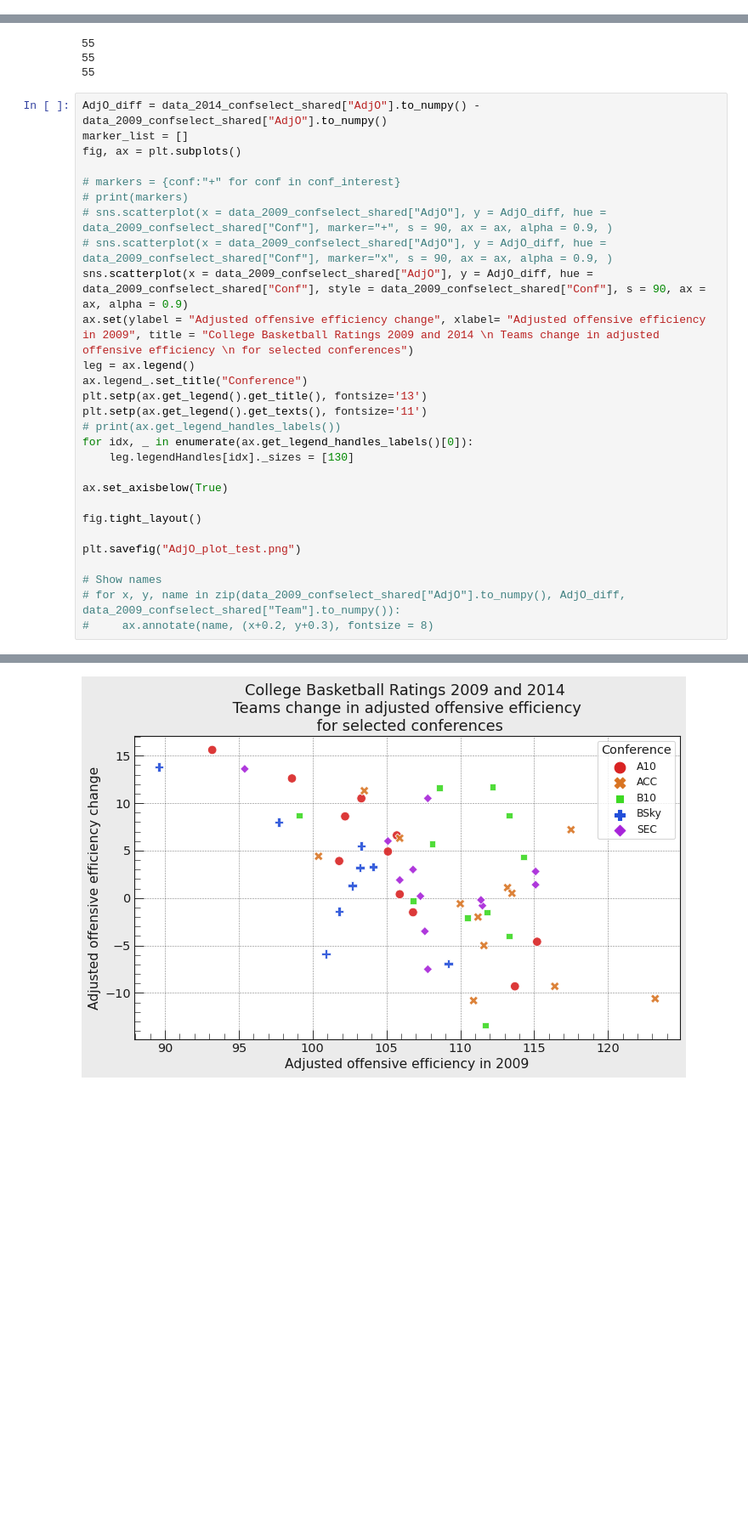
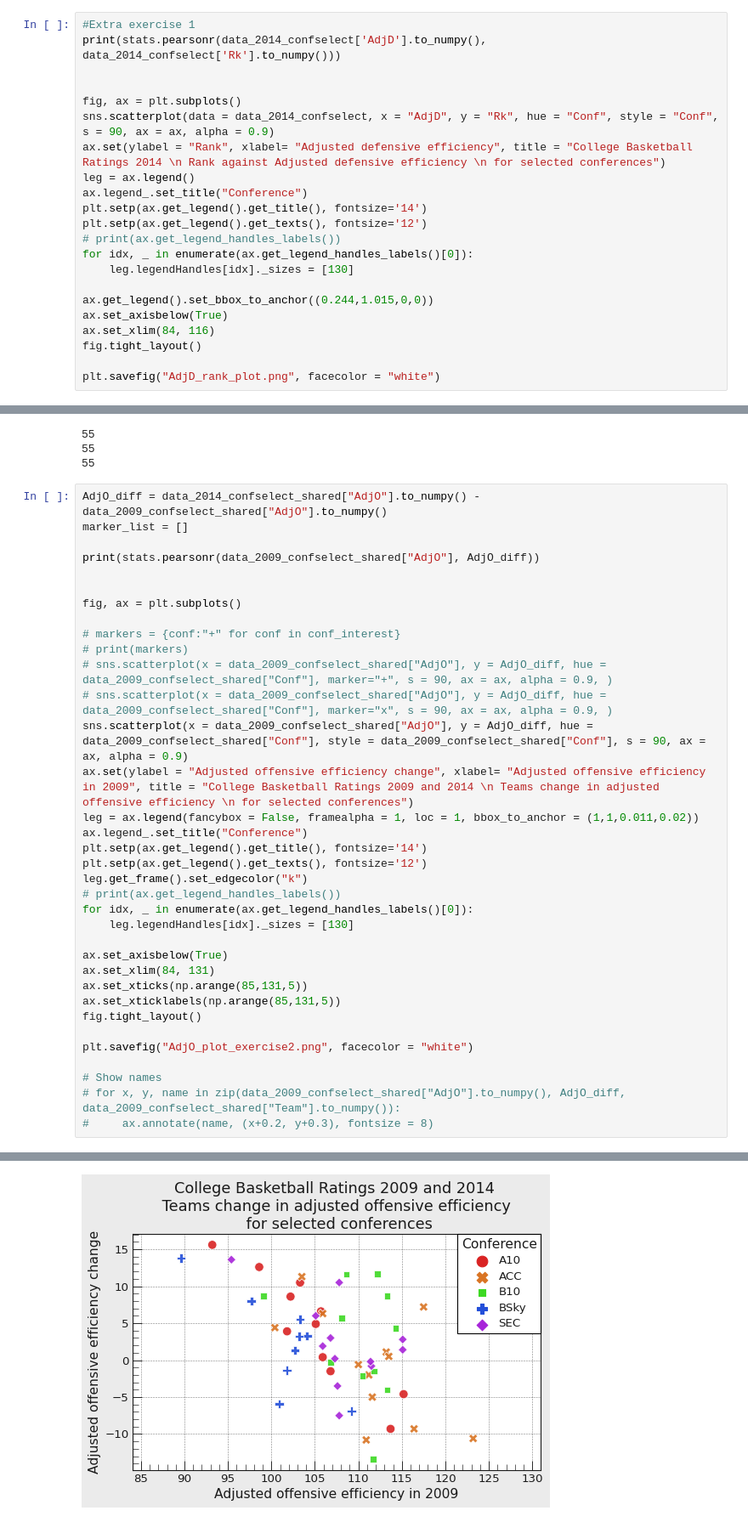
Before and after one commit to PhilKofoed/AMAS2023, a Jupyter notebook: Philip/Problemset 1/Problemset1.ipynb, the cells around one changed output, grey strips where cells are left out. Shown: that part at 85% size. Cells and saved outputs as stored; diff of their text form; blank space fills up the shorter version.

```diff
--- a/Philip/Problemset 1/Problemset1.ipynb
+++ b/Philip/Problemset 1/Problemset1.ipynb
@@ -121,0 +130,22 @@ plt.savefig("AdjD_plot.png")
+# %%
+#Extra exercise 1
+print(stats.pearsonr(data_2014_confselect['AdjD'].to_numpy(), data_2014_confselect['Rk'].to_numpy()))
+
+
+fig, ax = plt.subplots()
+sns.scatterplot(data = data_2014_confselect, x = "AdjD", y = "Rk", hue = "Conf", style = "Conf", s = 90, ax = ax, alpha = 0.9)
+ax.set(ylabel = "Rank", xlabel= "Adjusted defensive efficiency", title = "College Basketball Ratings 2014 \n Rank against Adjusted defensive efficiency \n for selected conferences")
+leg = ax.legend()
+ax.legend_.set_title("Conference")
+plt.setp(ax.get_legend().get_title(), fontsize='14')
+plt.setp(ax.get_legend().get_texts(), fontsize='12')
+# print(ax.get_legend_handles_labels())
+for idx, _ in enumerate(ax.get_legend_handles_labels()[0]):
+    leg.legendHandles[idx]._sizes = [130]
+
+ax.get_legend().set_bbox_to_anchor((0.244,1.015,0,0))
+ax.set_axisbelow(True)
+ax.set_xlim(84, 116)
+fig.tight_layout()
+
+plt.savefig("AdjD_rank_plot.png", facecolor = "white")
@@ -251,6 +284,10 @@ print(np.sum(data_2014_confselect_shared["Conf"].to_numpy() == data_2009_confsel
 # %%
 AdjO_diff = data_2014_confselect_shared["AdjO"].to_numpy() - data_2009_confselect_shared["AdjO"].to_numpy()
 marker_list = []
+
+print(stats.pearsonr(data_2009_confselect_shared["AdjO"], AdjO_diff))
+
+
 fig, ax = plt.subplots()
 
 # markers = {conf:"+" for conf in conf_interest}
@@ -259,19 +296,22 @@ fig, ax = plt.subplots()
 # sns.scatterplot(x = data_2009_confselect_shared["AdjO"], y = AdjO_diff, hue = data_2009_confselect_shared["Conf"], marker="x", s = 90, ax = ax, alpha = 0.9, )
 sns.scatterplot(x = data_2009_confselect_shared["AdjO"], y = AdjO_diff, hue = data_2009_confselect_shared["Conf"], style = data_2009_confselect_shared["Conf"], s = 90, ax = ax, alpha = 0.9)
 ax.set(ylabel = "Adjusted offensive efficiency change", xlabel= "Adjusted offensive efficiency in 2009", title = "College Basketball Ratings 2009 and 2014 \n Teams change in adjusted offensive efficiency \n for selected conferences")
-leg = ax.legend()
+leg = ax.legend(fancybox = False, framealpha = 1, loc = 1, bbox_to_anchor = (1,1,0.011,0.02))
 ax.legend_.set_title("Conference")
-plt.setp(ax.get_legend().get_title(), fontsize='13')
-plt.setp(ax.get_legend().get_texts(), fontsize='11')
+plt.setp(ax.get_legend().get_title(), fontsize='14')
+plt.setp(ax.get_legend().get_texts(), fontsize='12')
+leg.get_frame().set_edgecolor("k")
 # print(ax.get_legend_handles_labels())
 for idx, _ in enumerate(ax.get_legend_handles_labels()[0]):
     leg.legendHandles[idx]._sizes = [130]
 
 ax.set_axisbelow(True)
-
+ax.set_xlim(84, 131)
+ax.set_xticks(np.arange(85,131,5))
+ax.set_xticklabels(np.arange(85,131,5))
 fig.tight_layout()
 
-plt.savefig("AdjO_plot_test.png")
+plt.savefig("AdjO_plot_exercise2.png", facecolor = "white")
 
 # Show names
 # for x, y, name in zip(data_2009_confselect_shared["AdjO"].to_numpy(), AdjO_diff, data_2009_confselect_shared["Team"].to_numpy()):
@@ -280 +321 @@ plt.savefig("AdjO_plot_test.png")
-[figure, old version]
+[figure, new version]
```
Also changed, not shown: parts of 10 cells of this notebook, 10 other files.
